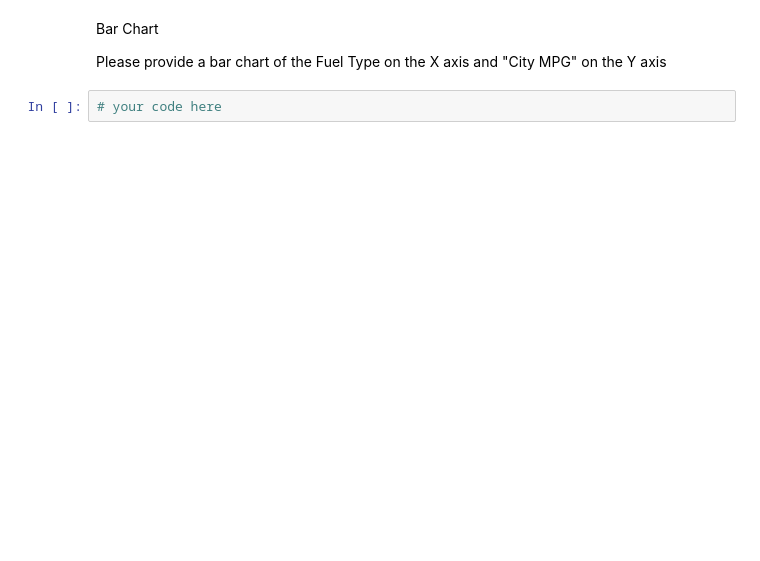
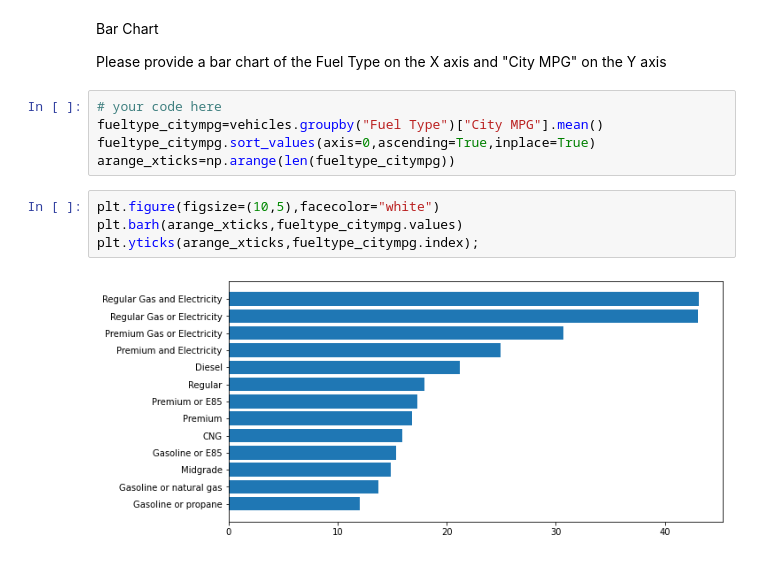
Before and after one commit to ta-data-mexpt/lab-matplotlib-seaborn, a Jupyter notebook: your-code/challenge-1.ipynb, the cells around one changed output. Drawn from its saved outputs; the diff is of its cells as text; blank space fills up the shorter version.

```diff
--- a/your-code/challenge-1.ipynb
+++ b/your-code/challenge-1.ipynb
@@ -119,5 +137,14 @@ Please provide a histogram of the Fuel Barrels/Year
 Bar Chart
 
 Please provide a bar chart of the Fuel Type on the X axis and "City MPG" on the Y axis
-# %%
-# your code here
+# %%
+# your code here
+fueltype_citympg=vehicles.groupby("Fuel Type")["City MPG"].mean()
+fueltype_citympg.sort_values(axis=0,ascending=True,inplace=True)
+arange_xticks=np.arange(len(fueltype_citympg))
+# %%
+plt.figure(figsize=(10,5),facecolor="white")
+plt.barh(arange_xticks,fueltype_citympg.values)
+plt.yticks(arange_xticks,fueltype_citympg.index);
+# %% [output]
+[figure, added]
```
Also changed, not shown: parts of 6 cells of this notebook.
